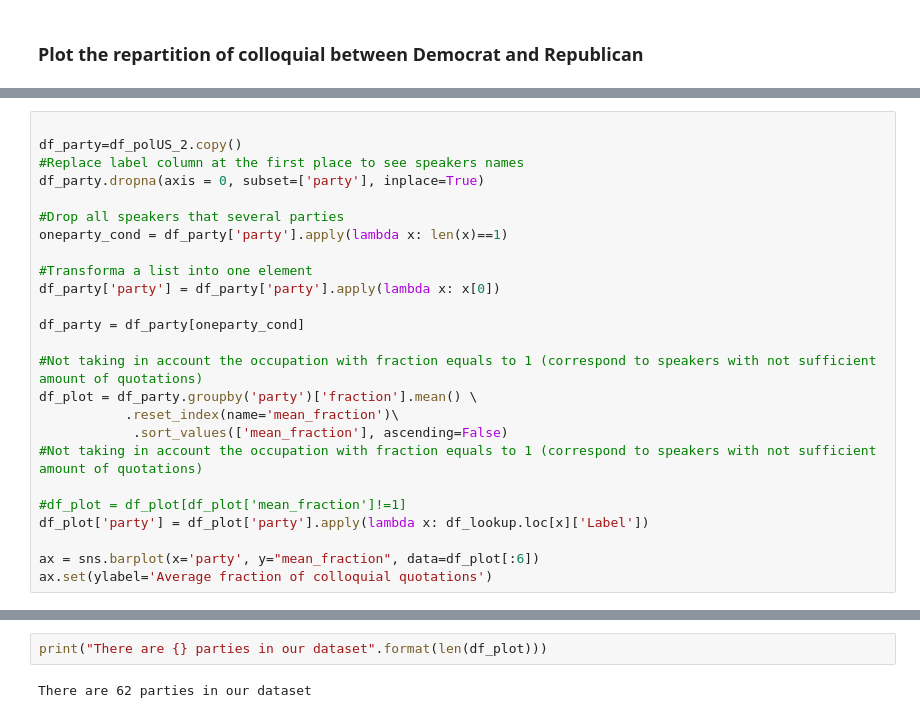
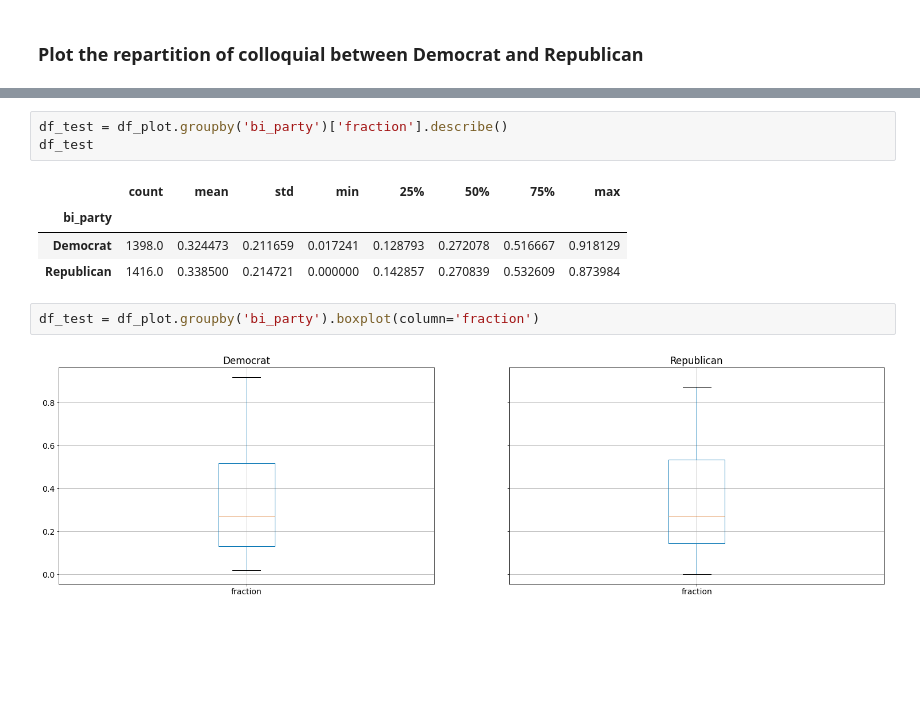
Before and after one commit to epfl-ada/ada-2021-project-adacadabra, a Jupyter notebook: 5_ANALYSIS/M3_Statistics_on_speakers_aggregation.ipynb, the cells around one changed output, grey strips where cells are left out. Drawn from its saved outputs; the diff is of its cells as text; blank space fills up the shorter version.

Commit message:
update plot for political aggregation

```diff
--- a/5_ANALYSIS/M3_Statistics_on_speakers_aggregation.ipynb
+++ b/5_ANALYSIS/M3_Statistics_on_speakers_aggregation.ipynb
@@ -266,25 +246,0 @@ TypeError: subplot() takes 1 or 3 positional arguments but 2 were given
-# %%
-
-df_party=df_polUS_2.copy()
-#Replace label column at the first place to see speakers names
-df_party.dropna(axis = 0, subset=['party'], inplace=True)
-
-#Drop all speakers that several parties
-oneparty_cond = df_party['party'].apply(lambda x: len(x)==1)
-
-#Transforma a list into one element
-df_party['party'] = df_party['party'].apply(lambda x: x[0])
-
-df_party = df_party[oneparty_cond]
-
-#Not taking in account the occupation with fraction equals to 1 (correspond to speakers with not sufficient amount of quotations)
-df_plot = df_party.groupby('party')['fraction'].mean() \
-           .reset_index(name='mean_fraction')\
-            .sort_values(['mean_fraction'], ascending=False)
-#Not taking in account the occupation with fraction equals to 1 (correspond to speakers with not sufficient amount of quotations)
-
-#df_plot = df_plot[df_plot['mean_fraction']!=1]
-df_plot['party'] = df_plot['party'].apply(lambda x: df_lookup.loc[x]['Label'])
-
-ax = sns.barplot(x='party', y="mean_fraction", data=df_plot[:6])
-ax.set(ylabel='Average fraction of colloquial quotations')
@@ -294,4 +247,12 @@ ax.set(ylabel='Average fraction of colloquial quotations')
-# %%
-print("There are {} parties in our dataset".format(len(df_plot)))
-# %% [output]
-There are 62 parties in our dataset
+# %%
+df_test = df_plot.groupby('bi_party')['fraction'].describe()
+df_test
+# %% [output]
+|  | count | mean | std | min | 25% | 50% | 75% | max |
+| bi_party |  |  |  |  |  |  |  |  |
+| Democrat | 1398.0 | 0.324473 | 0.211659 | 0.017241 | 0.128793 | 0.272078 | 0.516667 | 0.918129 |
+| Republican | 1416.0 | 0.338500 | 0.214721 | 0.000000 | 0.142857 | 0.270839 | 0.532609 | 0.873984 |
+# %%
+df_test = df_plot.groupby('bi_party').boxplot(column='fraction')
+# %% [output]
+[figure, added]
```
Also changed, not shown: parts of 19 cells of this notebook.
